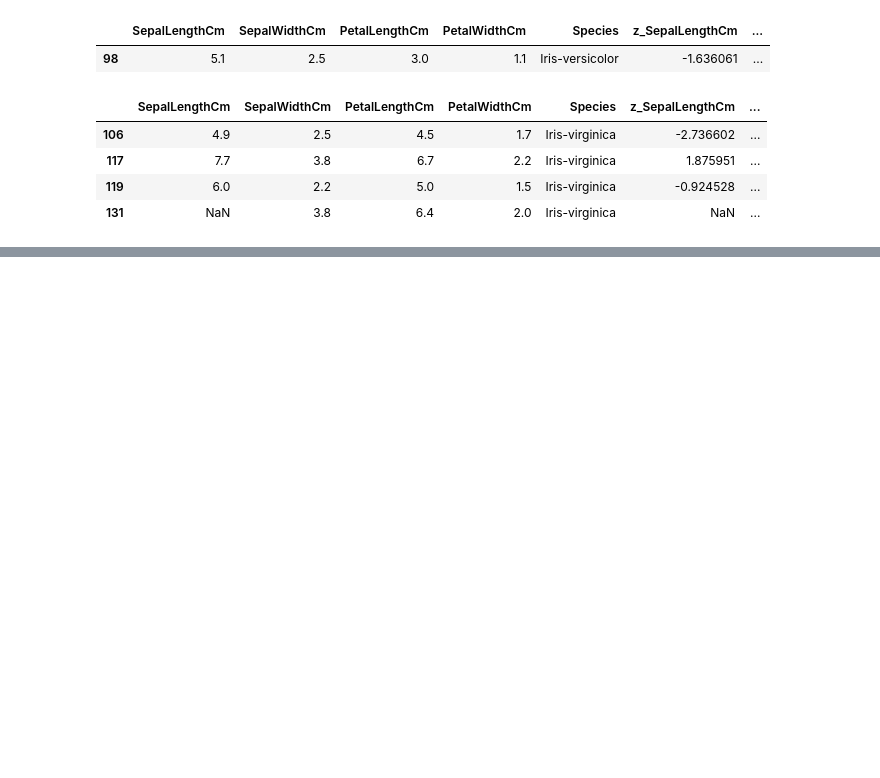
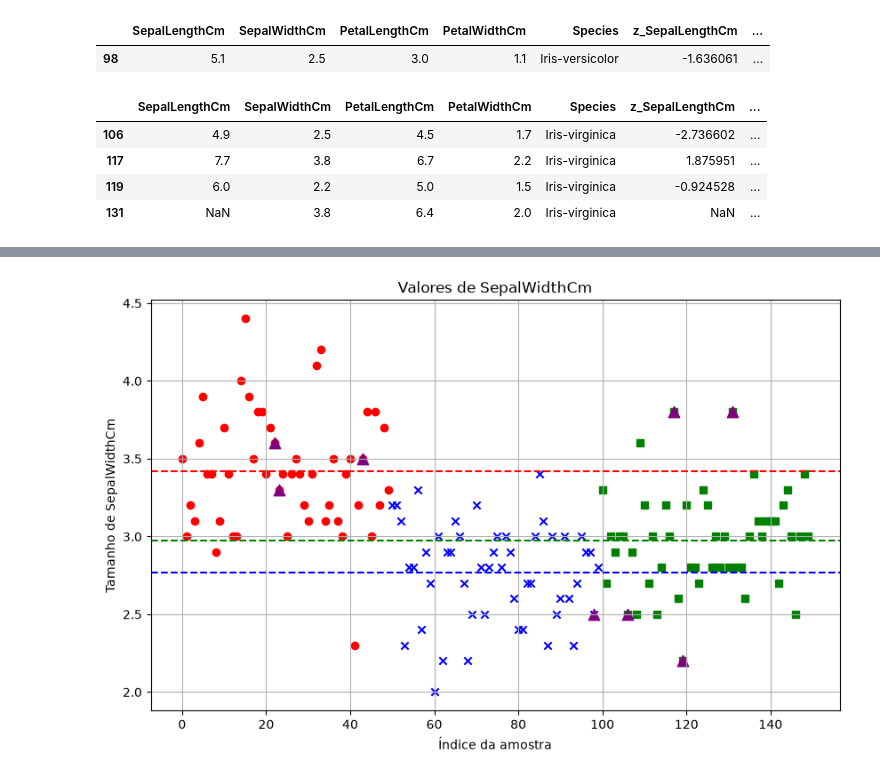
Before and after one commit to Niscoder/CursoIA, a Jupyter notebook: ex_iris/solucao.ipynb, the cells around one changed output, grey strips where cells are left out. Drawn from its saved outputs; the diff is of its cells as text; code cells hidden in the pictures; blank space fills up the shorter version.

```diff
--- a/ex_iris/solucao.ipynb
+++ b/ex_iris/solucao.ipynb
@@ -260,0 +324,4 @@ out_virginica
+# %%
+plotar_scatter_outlier("SepalWidthCm")
+# %% [output]
+[figure, added]
```
Also changed, not shown: parts of 11 cells of this notebook.
